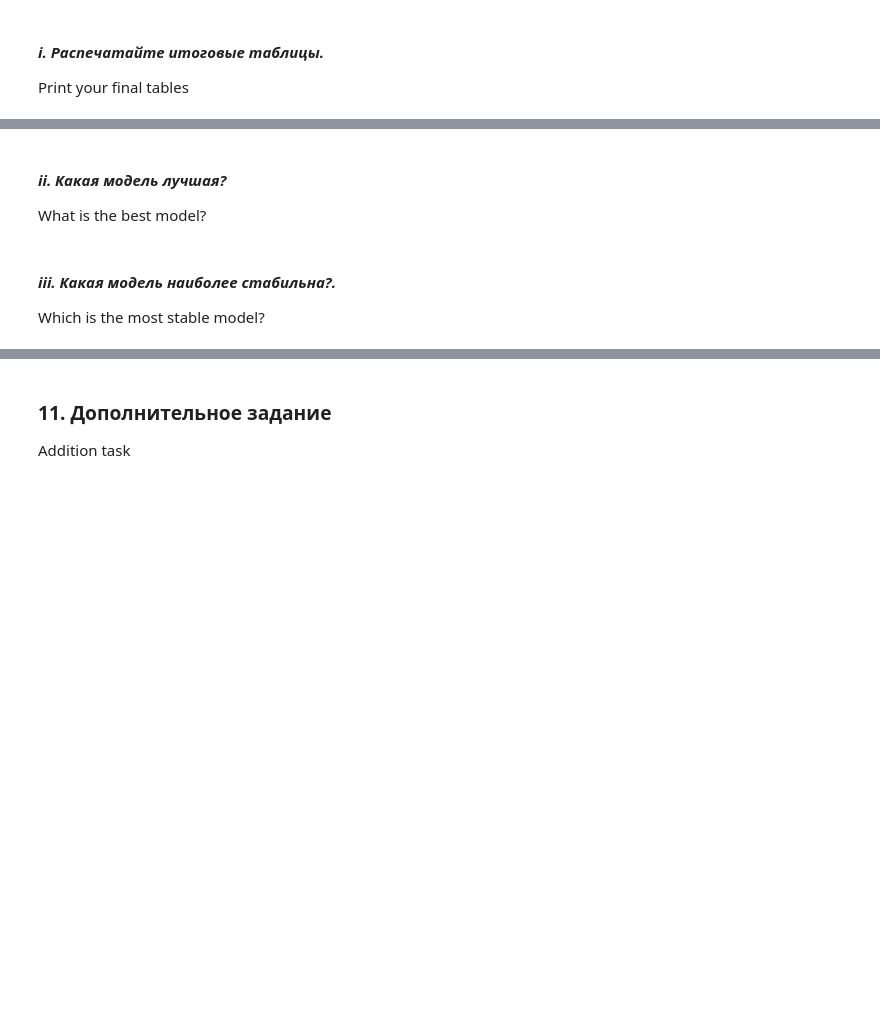
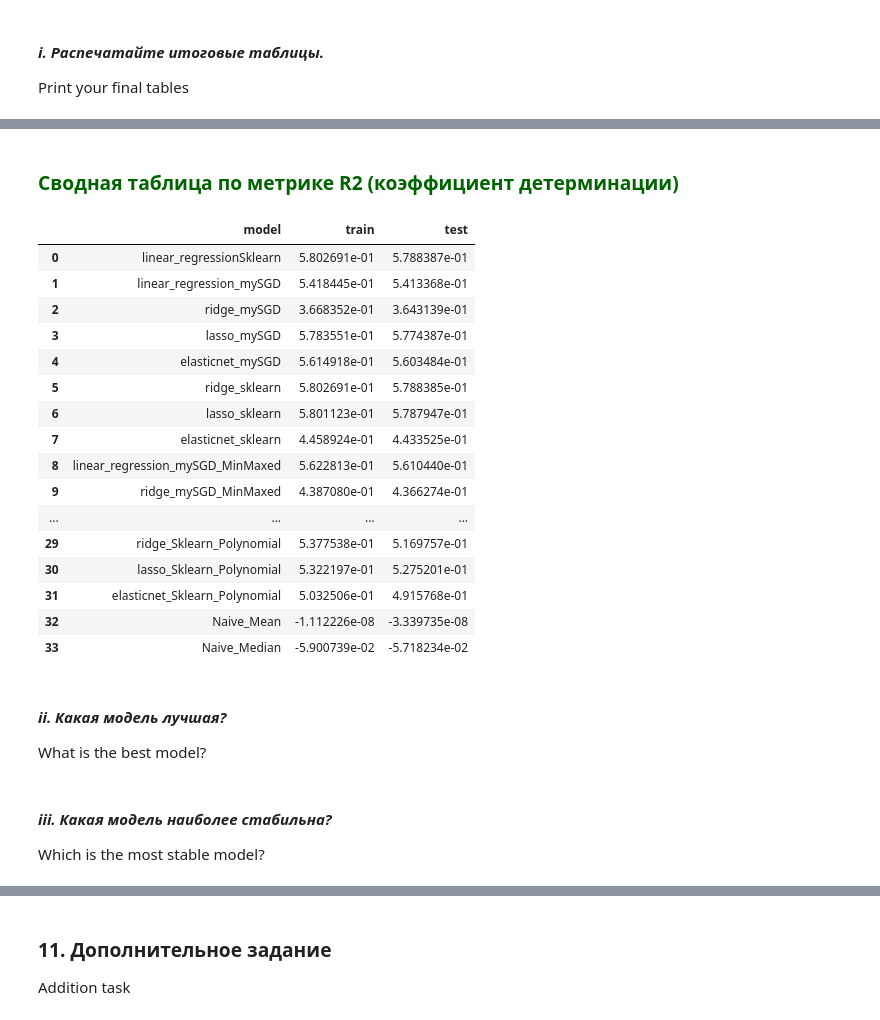
Before and after one commit to RunForJoy/core-linear-regression, a Jupyter notebook: src/ml.ipynb, the cells around one changed output, grey strips where cells are left out. Saved outputs shown, nothing was run; the diff lists cells and outputs as text; code cells hidden in the pictures; blank space fills up the shorter version.

```diff
--- a/src/ml.ipynb
+++ b/src/ml.ipynb
@@ -2414,3 +2794,29 @@ Print your final tables
+# %%
+display(
+    HTML(
+        "<h3 style='color: darkgreen'> Сводная таблица по метрике R2 (коэффициент детерминации)</h3>"
+    )
+)
+display(result_R2)
+# %% [output]
+Сводная таблица по метрике R2 (коэффициент детерминации)
+|  | model | train | test |
+| 0 | linear_regressionSklearn | 5.802691e-01 | 5.788387e-01 |
+| 1 | linear_regression_mySGD | 5.418445e-01 | 5.413368e-01 |
+| 2 | ridge_mySGD | 3.668352e-01 | 3.643139e-01 |
+| 3 | lasso_mySGD | 5.783551e-01 | 5.774387e-01 |
+| 4 | elasticnet_mySGD | 5.614918e-01 | 5.603484e-01 |
+| 5 | ridge_sklearn | 5.802691e-01 | 5.788385e-01 |
+| 6 | lasso_sklearn | 5.801123e-01 | 5.787947e-01 |
+| 7 | elasticnet_sklearn | 4.458924e-01 | 4.433525e-01 |
+| 8 | linear_regression_mySGD_MinMaxed | 5.622813e-01 | 5.610440e-01 |
+| 9 | ridge_mySGD_MinMaxed | 4.387080e-01 | 4.366274e-01 |
+| ... | ... | ... | ... |
+| 29 | ridge_Sklearn_Polynomial | 5.377538e-01 | 5.169757e-01 |
+| 30 | lasso_Sklearn_Polynomial | 5.322197e-01 | 5.275201e-01 |
+| 31 | elasticnet_Sklearn_Polynomial | 5.032506e-01 | 4.915768e-01 |
+| 32 | Naive_Mean | -1.112226e-08 | -3.339735e-08 |
+| 33 | Naive_Median | -5.900739e-02 | -5.718234e-02 |
 # %% [markdown]
 #### ***ii. Какая модель лучшая?***
 What is the best model?
@@ -2417,3 +2841,3 @@ What is the best model?
 # %% [markdown]
-#### ***iii. Какая модель наиболее стабильна?.***
+#### ***iii. Какая модель наиболее стабильна?***
 Which is the most stable model?
```
Also changed, not shown: parts of 79 cells of this notebook.
